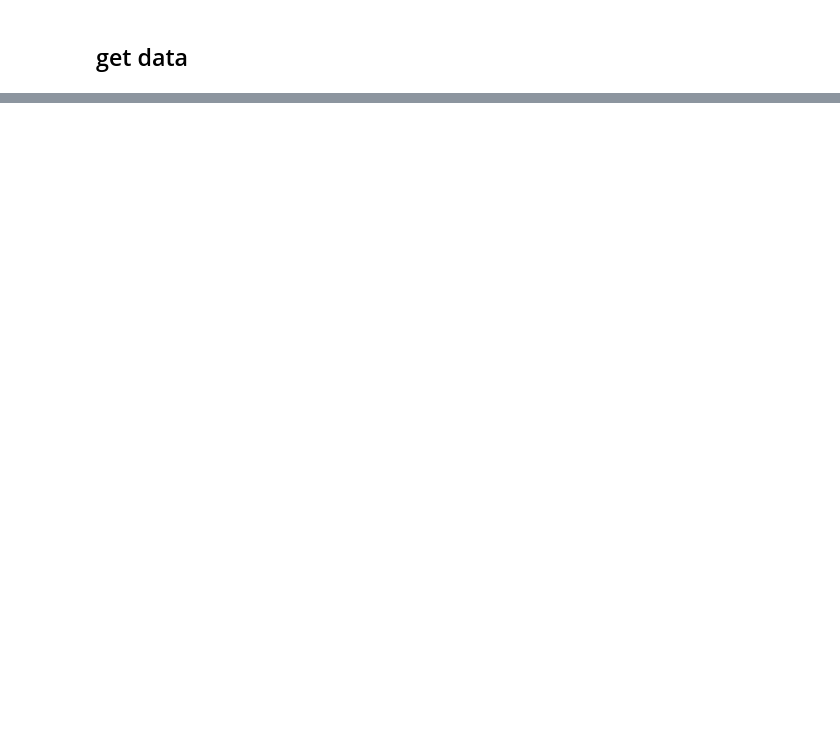
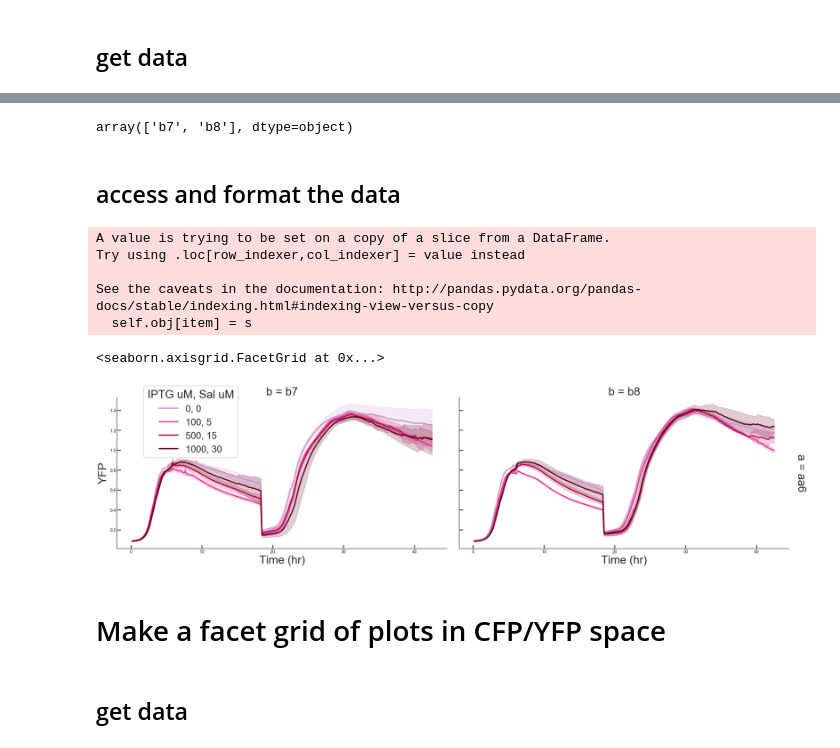
Before and after one commit to geezerbriefs/xpspython, a Jupyter notebook: biotek/plot A=B biotek data.ipynb, the cells around one changed output, grey strips where cells are left out. Saved outputs shown, nothing was run; the diff lists cells and outputs as text; code cells hidden in the pictures; blank space fills up the shorter version.

Commit message:
created better plotting of time curves and working on plotting values axes and time slices

```diff
--- a/biotek/plot A=B biotek data.ipynb
+++ b/biotek/plot A=B biotek data.ipynb
@@ -138,0 +74,3 @@ axes = g.axes.flatten()
+# %%
+#which data are we plotting
+data = sheets_to_plot[0]
@@ -138,0 +92,57 @@ axes = g.axes.flatten()
+# %%
+np.unique(dd[data].loc[mix, 'b'])
+# %% [output]
+array(['b7', 'b8'], dtype=object)
+# %% [markdown]
+## access and format the data
+# %%
+df = dd[data].loc[mix]
+
+#having an issue where fluor values are being read as "object" rather than numbers
+df.loc[:,'value'] = df.loc[:, 'value'].astype(float)
+# %% [output]
+A value is trying to be set on a copy of a slice from a DataFrame.
+Try using .loc[row_indexer,col_indexer] = value instead
+
+See the caveats in the documentation: http://pandas.pydata.org/pandas-docs/stable/indexing.html#indexing-view-versus-copy
+  self.obj[item] = s
+# %%
+all_sal_conc = np.unique(df['sal'])
+all_iptg_conc = np.unique(df['iptg'])
+
+all_ind_pairs = [str(i) + ', ' + str(s) for i, s in zip(all_iptg_conc, all_sal_conc)]
+# %%
+###get relevant info for color mapping
+
+#what are the unique inducer conditions you want to make diff colors
+ind_concs = np.unique(df['iptg'])
+ind_labels = all_ind_pairs
+
+#create a list of values from x-1 of same length as unique inducer concs
+#this gets fed to the cmap to get rgb colors
+mapping_list = np.linspace(0.37,1,len(ind_concs))
+
+###get some colors that cover all the inducer conditions
+
+#select your color map
+cmap = mpl.cm.get_cmap('PuRd')
+
+#create a list of rgb tuples
+clist = [cmap(x) for x in mapping_list]
+
+#create the palette dictionary for the facegrit function
+pal = {conc : color for conc,color in zip(ind_concs, clist)}
+# %%
+g = sns.FacetGrid(df, col='b', row='a', hue='iptg', palette=pal,
+                  height=9, aspect=1.8, margin_titles=True, legend_out=False)
+
+
+g.map(sns.lineplot, "Time", "value", ci='sd', linewidth=4)
+
+g.fig.legend(labels=ind_labels, title='IPTG uM, Sal uM', fontsize='small', loc='upper right', bbox_to_anchor=(0.2, 0.92))
+
+g.set_titles("{col_name}")
+g.set_axis_labels('Time (hr)', "YFP")
+# %% [output]
+<seaborn.axisgrid.FacetGrid at 0x...>
+[figure, added]
@@ -138,0 +151,4 @@ axes = g.axes.flatten()
+# %% [markdown]
+# Make a facet grid of plots in CFP/YFP space
+# %% [markdown]
+## get data
```
Also changed, not shown: parts of 48 cells of this notebook.
